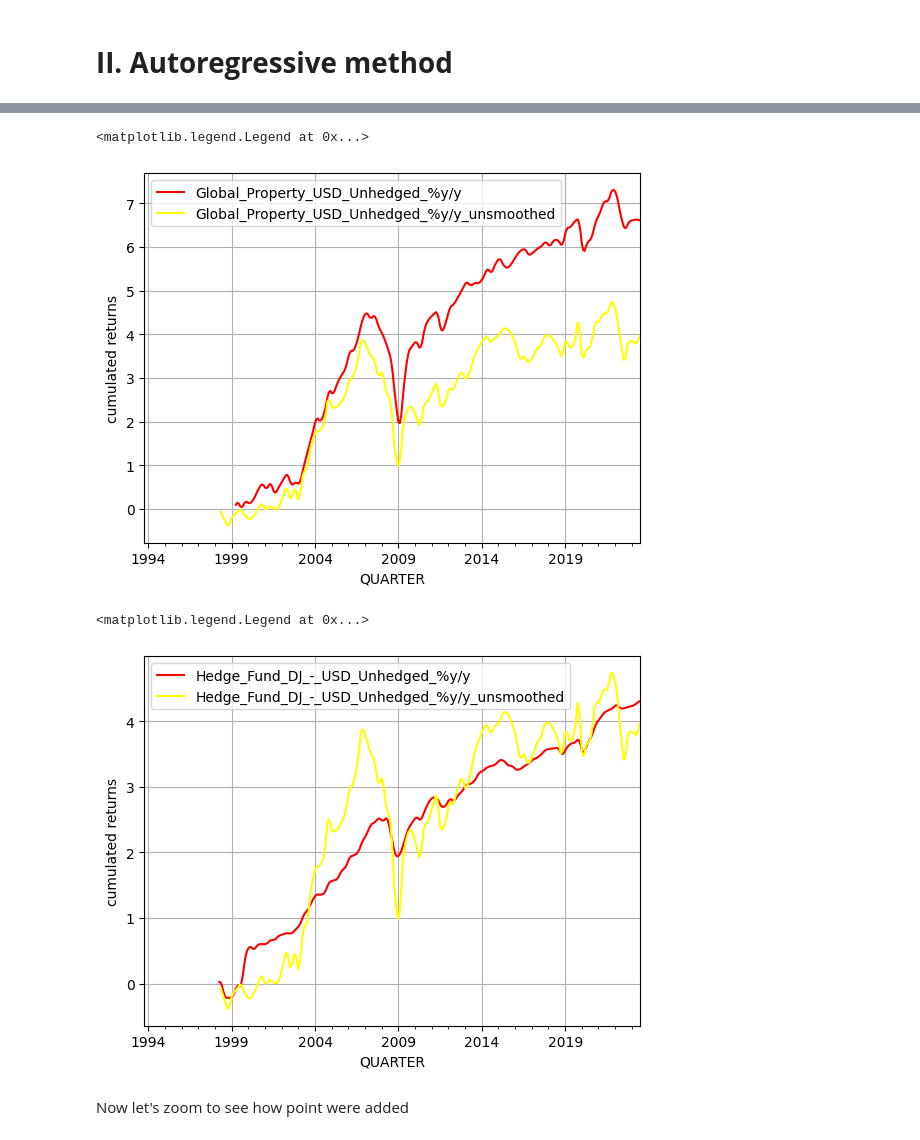
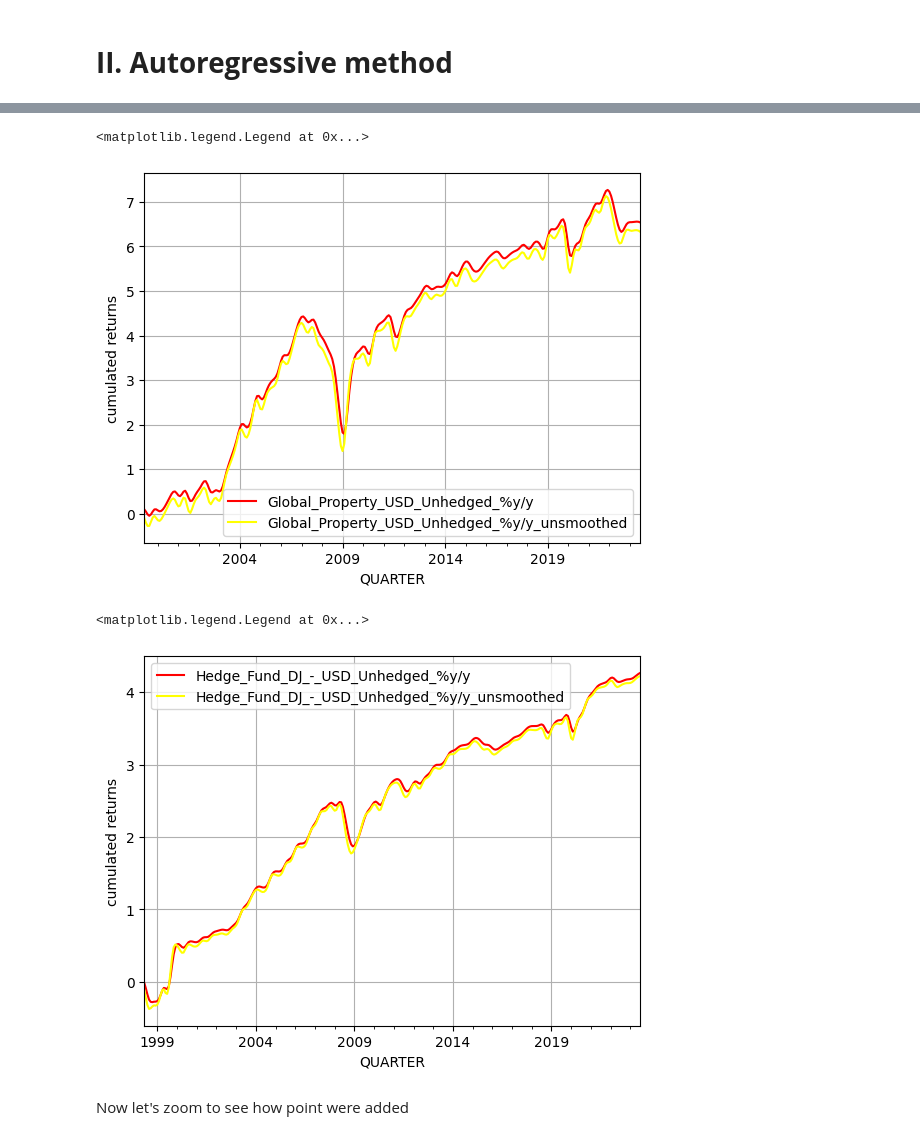
Before and after one commit to Perann/STAT_APP, a Jupyter notebook: main.ipynb, the cells around one changed output, grey strips where cells are left out. Saved outputs shown, nothing was run; the diff lists cells and outputs as text; code cells hidden in the pictures.

```diff
--- a/main.ipynb
+++ b/main.ipynb
@@ -97,11 +97,12 @@ serial_correlation = pd.DataFrame({name:  [alternative_data[name].dropna().autoc
 from AR_Model.AR_functions import AR_model
 # %%
 def data_unsmoothing(df_):
-    return (df_.resample('MS')
-.interpolate(method = 'linear')  # Using a linear interpolation to get more points
-.assign(**{col + '_unsmoothed': lambda c: AR_model(c[col].values) for col in df_.columns}))
+    new = df_.resample('MS').interpolate(method='polynomial', order = 2)
+    for col in df_.columns:
+        new[col + '_unsmoothed'] = AR_model(new[col].values)
+    return new
 
 
 unsmoothed = data_unsmoothing(alternative_data.iloc[:,10:])
-unsmoothed.tail()
+unsmoothed.tail(15)
 # %% [output]
@@ -122,18 +125,18 @@ gamma = 0.01312347254599293, phi = 0.758064405830054, alpha = 0.5
 | 2023-07-01 | -0.014102 | 0.013006 | 0.003025 | -0.033864 | ... |
 # %%
-(unsmoothed.iloc[:,[0,8]].cumsum()
+(unsmoothed.iloc[:,[0,8]].cumsum().dropna()
 .plot(grid = True, cmap = 'autumn',ylabel='cumulated returns')
 .legend())
 # %% [output]
 <matplotlib.legend.Legend at 0x...>
-[figure, old version]
+[figure, new version]
 # %%
-(unsmoothed.iloc[:,[1,9]].cumsum()
+(unsmoothed.iloc[:,[1,9]].cumsum().dropna()
 .plot(grid = True, cmap = 'autumn',ylabel='cumulated returns')
 .legend())
 # %% [output]
 <matplotlib.legend.Legend at 0x...>
-[figure, old version]
+[figure, new version]
 # %% [markdown]
 Now let's zoom to see how point were added
 # %%
```
Also changed, not shown: parts of 3 cells of this notebook, 1 other file.
